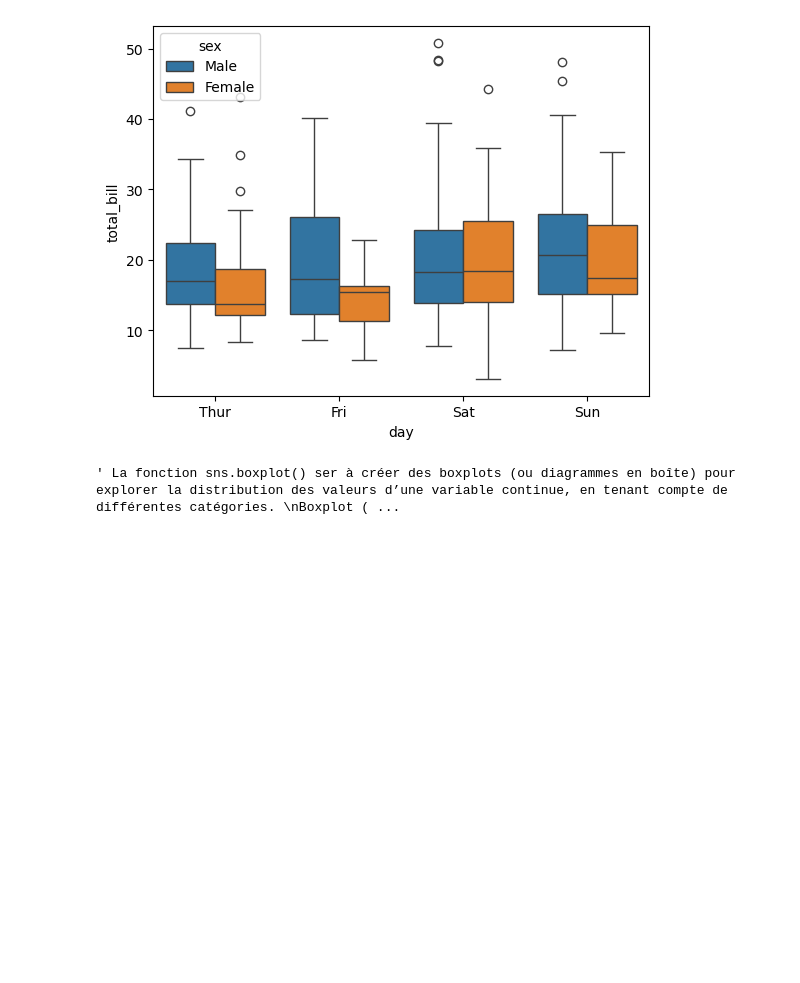
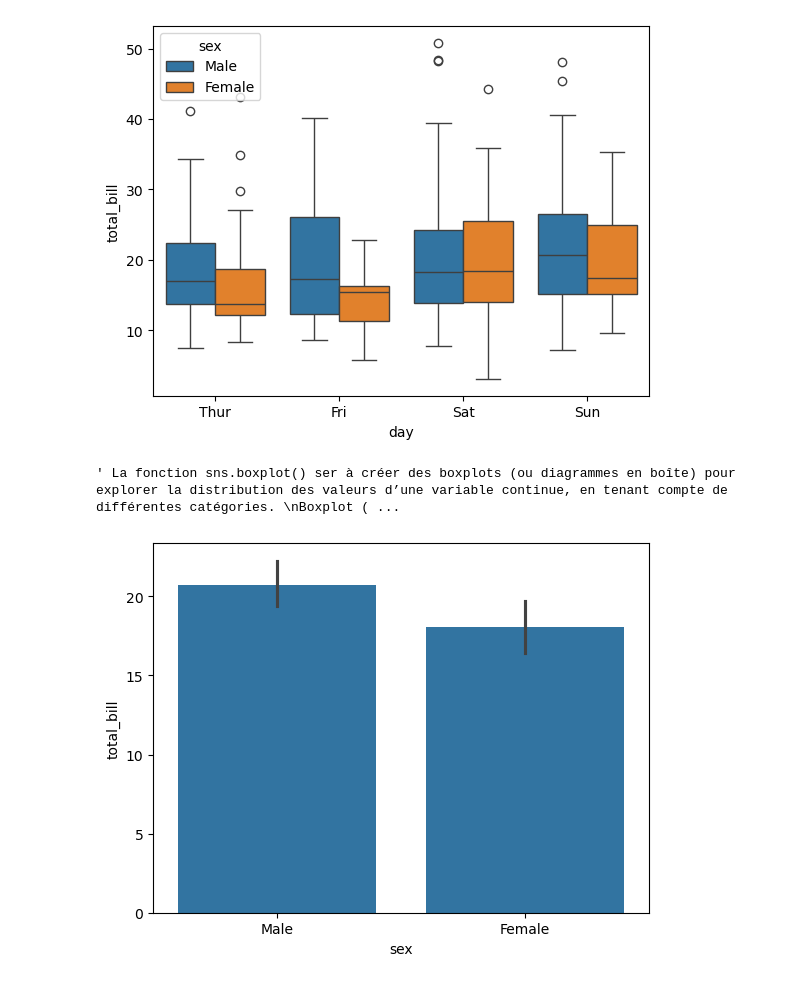
Before and after one commit to Cecile-29/Cours_Python_pour_la_data_science, a Jupyter notebook: Les_bases_de_Pyhton_les_dataframes_matplotlib_seaborn_Exercices.ipynb, the cells around one changed output. Drawn from its saved outputs; the diff is of its cells as text; code cells hidden in the pictures; blank space fills up the shorter version.

Commit message:
push notebook correction exercices seaborn

```diff
--- a/Les_bases_de_Pyhton_les_dataframes_matplotlib_seaborn_Exercices.ipynb
+++ b/Les_bases_de_Pyhton_les_dataframes_matplotlib_seaborn_Exercices.ipynb
@@ -146,0 +145,7 @@ hue="sex" sépare les données par sexe (féminin ou masculin).  '''
+# %%
+############# Correction instructrice  : #############
+# 1
+sns.barplot(x="sex", y="total_bill", data=tips)
+plt.draw()
+# %% [output]
+[figure, added]
```
Also changed, not shown: parts of 5 cells of this notebook.
